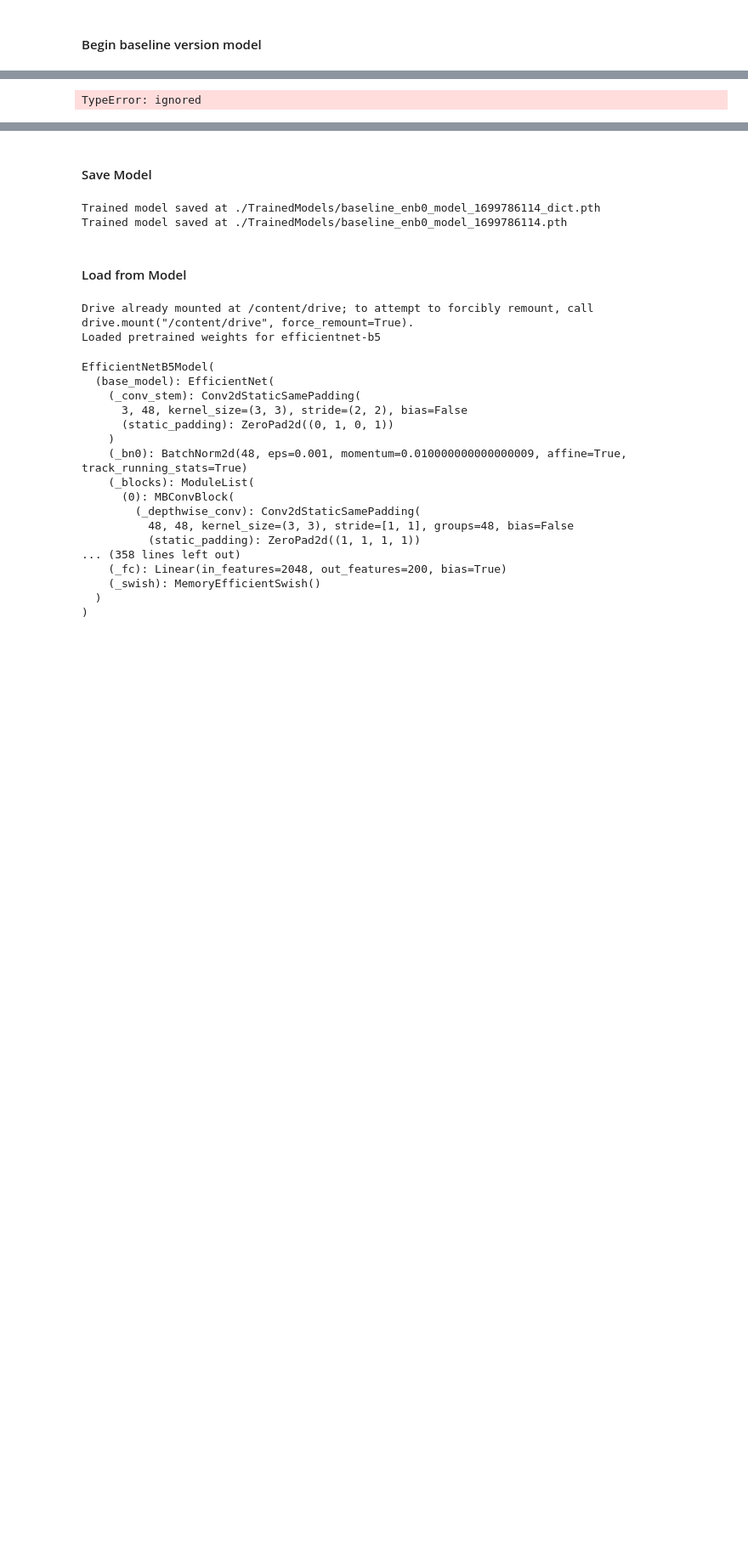
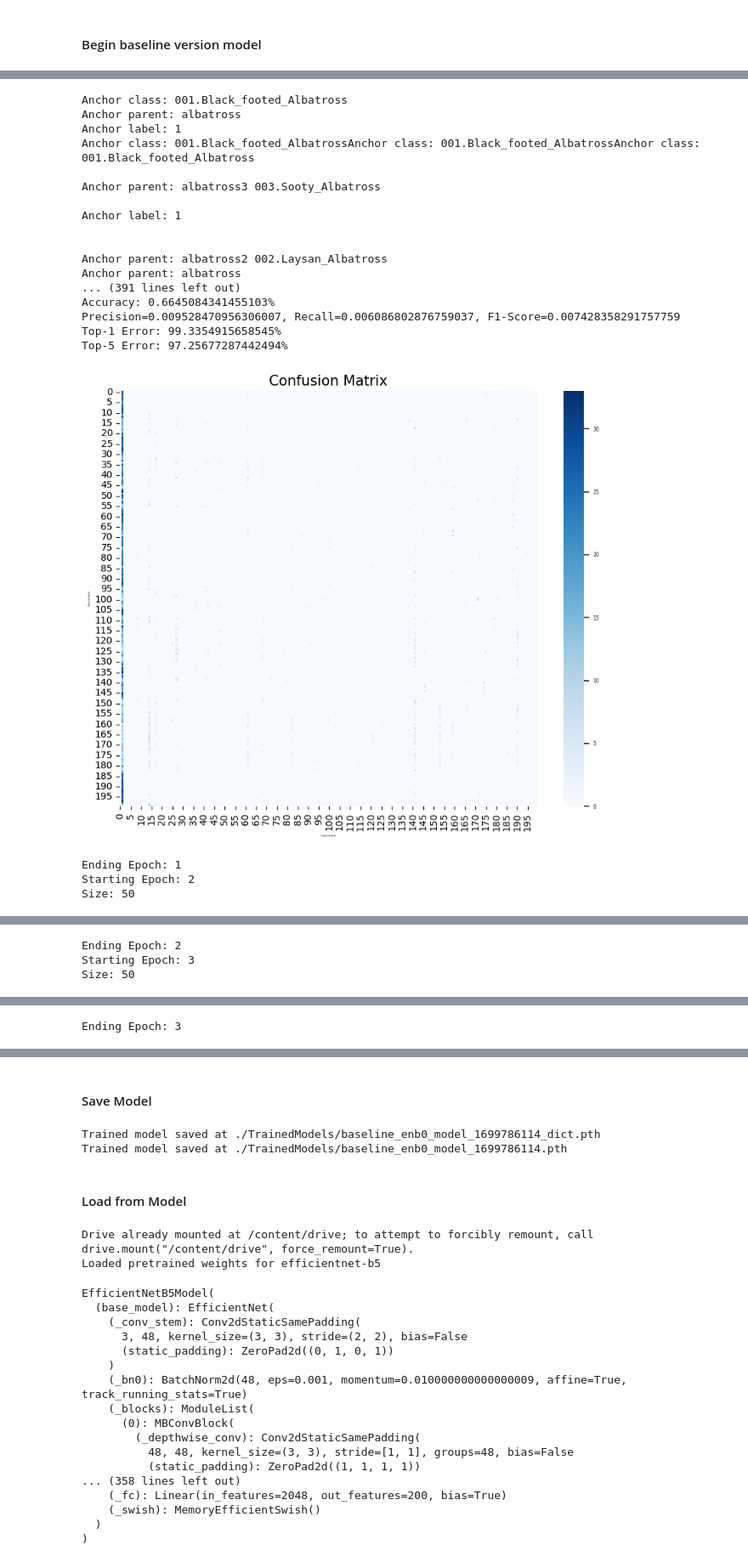
Before and after one commit to rajatdua/dlvr-fgmccb, a Jupyter notebook: DLVR_Project_FGMCCB.ipynb, the cells around one changed output, grey strips where cells are left out. Shown at 85% size. Saved outputs shown, nothing was run; the diff lists cells and outputs as text; code cells hidden in the pictures; blank space fills up the shorter version.

Commit message:
working triplet loss

```diff
--- a/DLVR_Project_FGMCCB.ipynb
+++ b/DLVR_Project_FGMCCB.ipynb
@@ -432,7 +638,8 @@ dataset = datasets.ImageFolder(dataset_path, transform=transform)
 
 print('Splitting dataset')
 # Split the dataset into training and validation sets
-train_size = int(0.6 * len(dataset))
+# train_size = int(0.6 * len(dataset))
+train_size = 50
 val_size = int((len(dataset) - train_size)/2)
 test_size = int((len(dataset) - train_size)/2)
 train_dataset, val_dataset, test_dataset = random_split(dataset, [train_size, val_size, test_size])
@@ -442,8 +649,22 @@ train_dataset, val_dataset, test_dataset = random_split(dataset, [train_size, va
 # Occlusion added - masking
 # Occlusion needs to be updated for the annotations / attributes (parts of bird)
 
+batch_size = 8
+
+print(train_dataset.dataset.samples[5])
+
 print('Loader setup')
-train_dataloader = DataLoader(train_dataset, batch_size=8, shuffle=True, pin_memory=True, num_workers=2) #shuffle - should the data be randomly shuffled during each epoch of training
+
+print("Dataset path " + dataset_path)
+
+def get_train_dataset():
+    return TinyImageNetDataset_Triplet(train_dataset, path=dataset_path, train=True, transform=transform)
+
+train_dataset = get_train_dataset()
+
+train_dataloader = DataLoader(train_dataset, batch_size= batch_size, shuffle=True, num_workers=4, pin_memory=True)
+
+# train_dataloader = DataLoader(train_dataset, batch_size=8, shuffle=True, pin_memory=True, num_workers=2) #shuffle - should the data be randomly shuffled during each epoch of training
 val_dataloader = DataLoader(val_dataset, batch_size=8, shuffle=False)
 test_dataloader = DataLoader(test_dataset, batch_size=8, shuffle=False)
 
@@ -515,7 +736,7 @@ best_loss = None
 train_losses = []
 val_losses = []
 
-max_epoch = 20
+max_epoch = 3
 
 all_predictions = []
 all_labels = []
@@ -532,25 +753,31 @@ for epoch in range(max_epoch):  # Adjust as needed
     model.train()
     print(f'Size: {len(train_dataloader.dataset)}')
     start_time = time.time()
-    for i, (inputs, labels) in enumerate(train_dataloader):
-        inputs, labels = inputs.to(device), labels.to(device)
+    for i, (anchor_img, positive_img, negative_img, anchor_labels) in enumerate(train_dataloader):
+        anchor_img = anchor_img.to(device)
+        positive_img = positive_img.to(device)
+        negative_img = negative_img.to(device)
+
+        anchor_labels = [int(label) for label in anchor_labels]
+        anchor_labels = torch.tensor(anchor_labels, dtype=torch.long).to(device)
+
         optimizer.zero_grad()
-        outputs = model(inputs)
 
-        classification_loss = classification_criterion(outputs, labels)
+        anchor_out = model(anchor_img)
+        positive_out = model(positive_img)
+        negative_out = model(negative_img)
 
-        print(outputs.shape)
+        classification_loss = classification_criterion(anchor_out, anchor_labels)
 
         #flattened_outputs = outputs.view(outputs.size(0), -1)
         #anchor, positive, negative = generate_triplets(flattened_outputs, labels)
-        anchor, positive, negative = generate_triplets(outputs, labels)
-        triplet_loss = triplet_criterion(anchor, positive, negative)
+        triplet_loss = triplet_criterion(anchor_out, positive_out, negative_out)
 
         total_loss = classification_loss + triplet_loss
 
         total_loss.backward()
         optimizer.step()
-        train_loss += total_loss.item() * inputs.size(0)
+        train_loss += total_loss.item() * anchor_img.size(0)
     end_time = time.time()
     #scheduler.step()
 
@@ -567,6 +794,8 @@ for epoch in range(max_epoch):  # Adjust as needed
     for inputs, labels in val_dataloader:
         inputs, labels = inputs.to(device), labels.to(device)
         outputs = model(inputs)
+
+        #if triplet loss
         classification_loss = classification_criterion(outputs, labels)
         val_loss += classification_loss.item() * inputs.size(0)
 
@@ -678 +907,21 @@ torch.Size([8, 200])
-TypeError: ignored
+Anchor class: 001.Black_footed_Albatross
+Anchor parent: albatross
+Anchor label: 1
+Anchor class: 001.Black_footed_AlbatrossAnchor class: 001.Black_footed_AlbatrossAnchor class: 001.Black_footed_Albatross
+
+Anchor parent: albatross3 003.Sooty_Albatross
+
+Anchor label: 1
+
+
+Anchor parent: albatross2 002.Laysan_Albatross
+Anchor parent: albatross
+... (391 lines left out)
+Accuracy: 0.6645084341455103%
+Precision=0.009528470956306007, Recall=0.006086802876759037, F1-Score=0.007428358291757759
+Top-1 Error: 99.3354915658545%
+Top-5 Error: 97.25677287442494%
+[figure, added]
+Ending Epoch: 1
+Starting Epoch: 2
+Size: 50
@@ -678,0 +946,3 @@ TypeError: ignored
+Ending Epoch: 2
+Starting Epoch: 3
+Size: 50
@@ -678,0 +967 @@ TypeError: ignored
+Ending Epoch: 3
```
Also changed, not shown: parts of 9 cells of this notebook.
